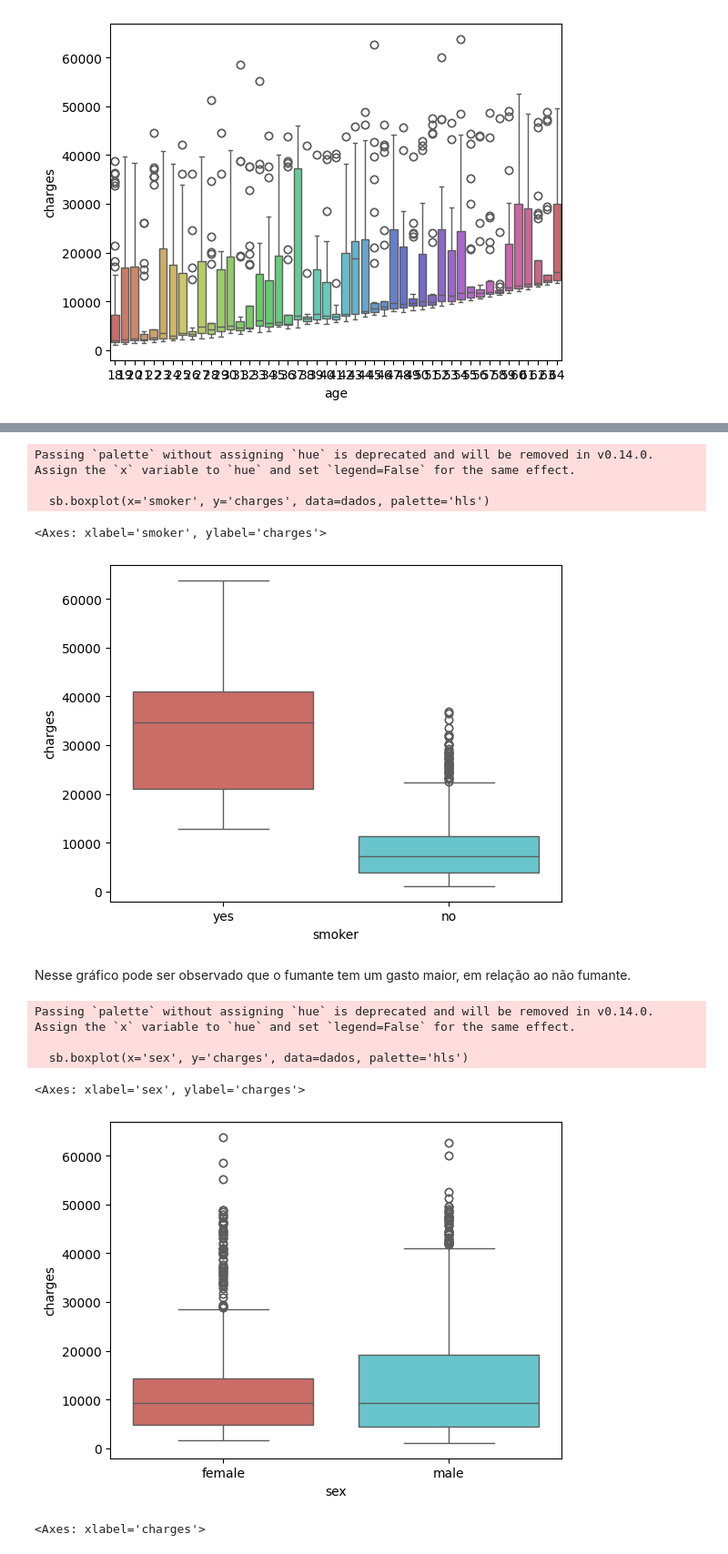
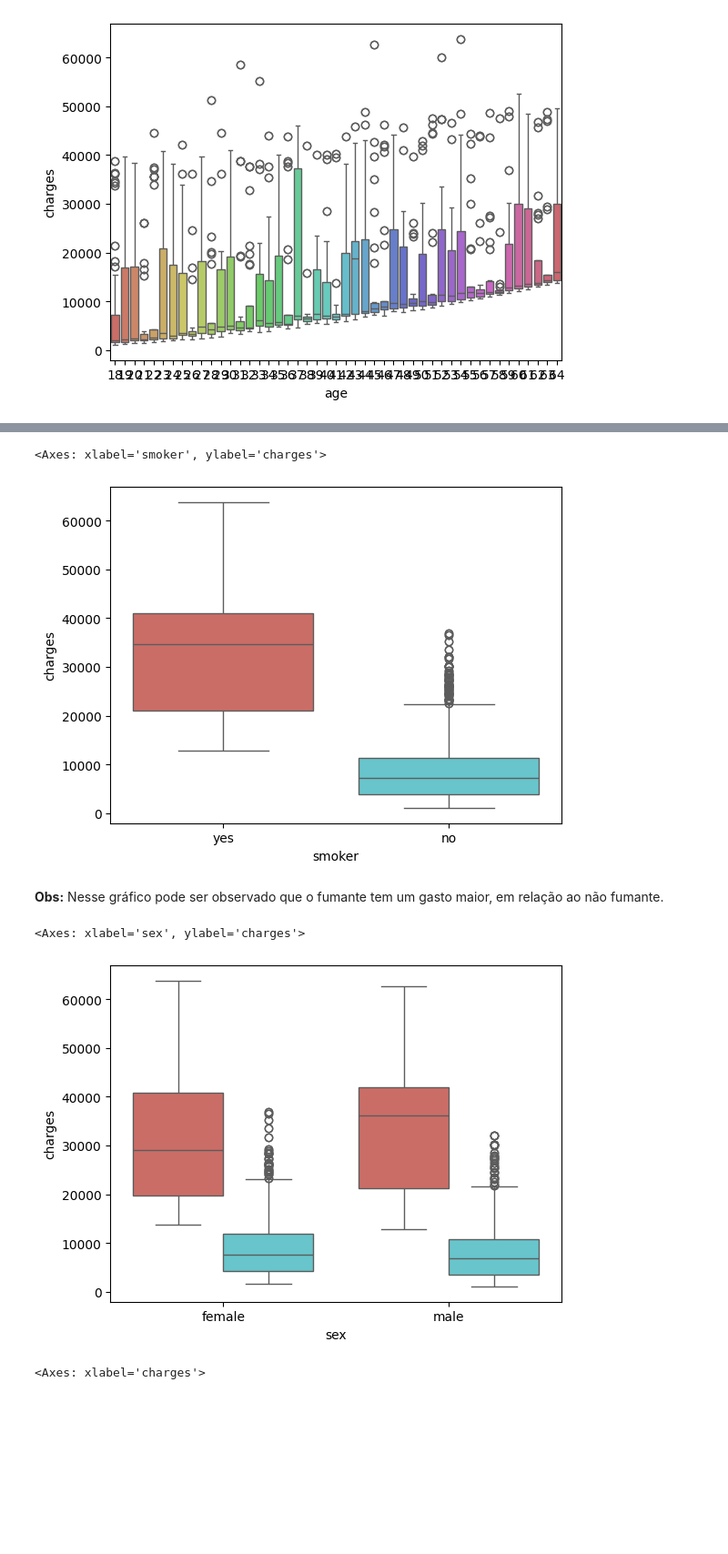
Before and after one commit to lcaffe/tech-challenge, a Jupyter notebook: tech_challenge.ipynb, the cells around one changed output, grey strips where cells are left out. Shown at 91% size. Saved outputs shown, nothing was run; the diff lists cells and outputs as text; code cells hidden in the pictures; blank space fills up the shorter version.

```diff
--- a/tech_challenge.ipynb
+++ b/tech_challenge.ipynb
@@ -154,21 +177,17 @@ Pode ser observado nesse gráfico, a relação da idade e dos gastos, que com o
 # %%
-sb.boxplot(x='smoker', y='charges', data=dados, palette='hls')
+
+sb.boxplot(x='smoker', y='charges', hue='smoker', data=dados, palette='hls', legend=False)
 # %% [output]
-Passing `palette` without assigning `hue` is deprecated and will be removed in v0.14.0. Assign the `x` variable to `hue` and set `legend=False` for the same effect.
-
-  sb.boxplot(x='smoker', y='charges', data=dados, palette='hls')
+<Axes: xlabel='smoker', ylabel='charges'>
-<Axes: xlabel='smoker', ylabel='charges'>
 [figure]
 # %% [markdown]
-Nesse gráfico pode ser observado que o fumante tem um gasto maior, em relação ao não fumante.
+**Obs:** Nesse gráfico pode ser observado que o fumante tem um gasto maior, em relação ao não fumante.
 # %%
-sb.boxplot(x='sex', y='charges', data=dados, palette='hls')
+
+sb.boxplot(x='sex', y='charges', hue='smoker', data=dados, palette='hls', legend=False)
 # %% [output]
-Passing `palette` without assigning `hue` is deprecated and will be removed in v0.14.0. Assign the `x` variable to `hue` and set `legend=False` for the same effect.
-
-  sb.boxplot(x='sex', y='charges', data=dados, palette='hls')
+<Axes: xlabel='sex', ylabel='charges'>
-<Axes: xlabel='sex', ylabel='charges'>
-[figure, old version]
+[figure, new version]
 # %%
 sb.boxplot(x=dados["charges"])
 # %% [output]
```
Also changed, not shown: parts of 67 cells of this notebook.
